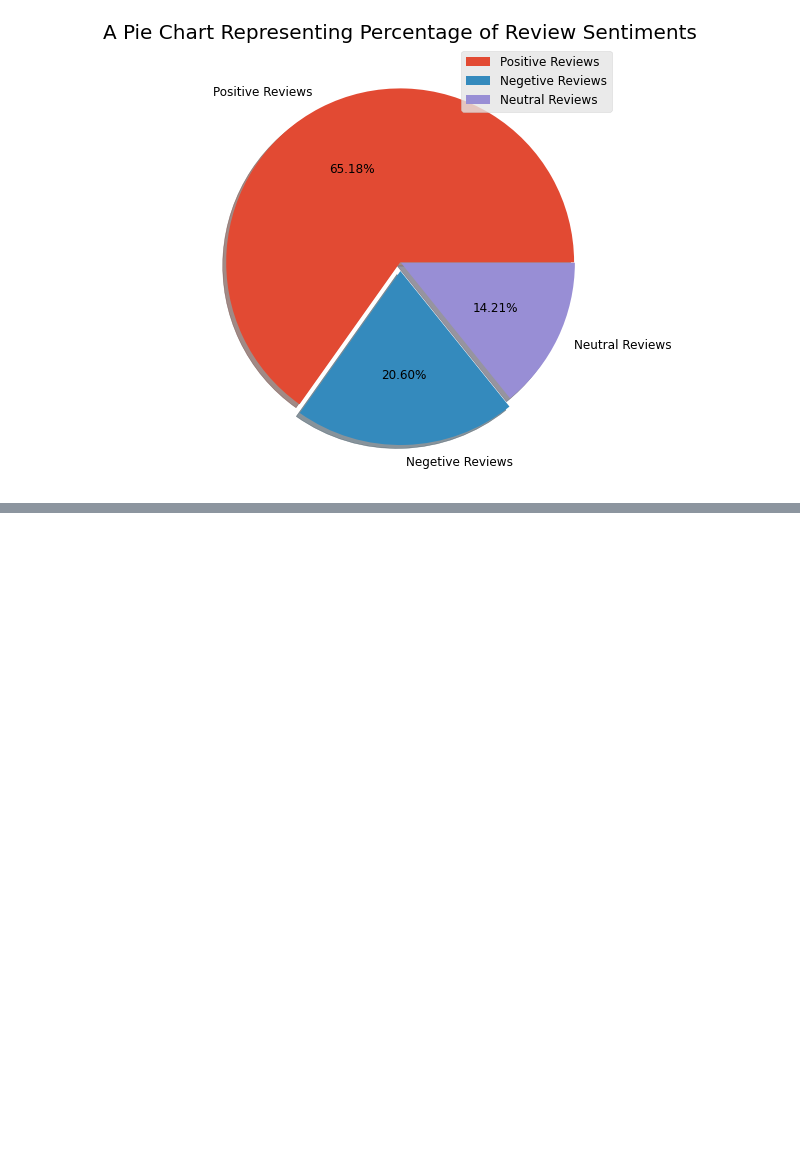
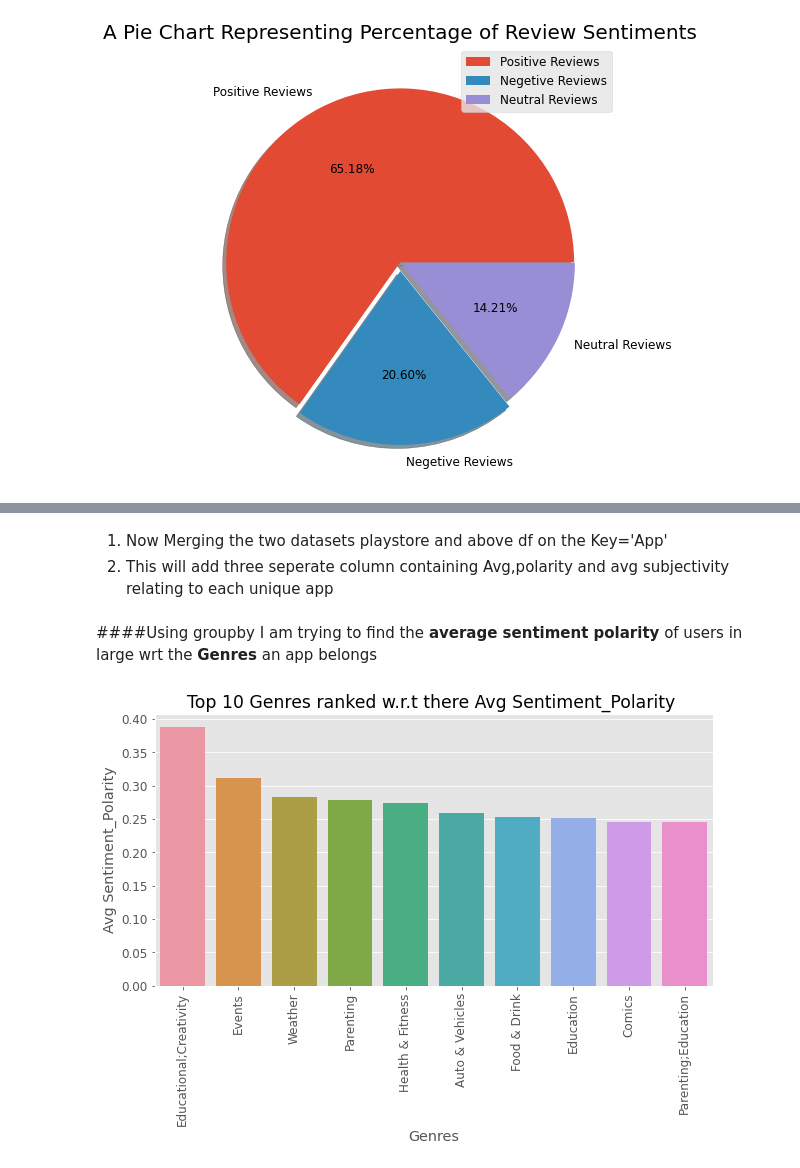
Before and after one commit to shirsh12/-ABTN0105-Play-Store-App-Review-Analysis---Capstone-Project, a Jupyter notebook: Shirsh_Verma_[ABTN0105]Play_Store_App_Review_Analysis_Capstone_Project.ipynb, the cells around one changed output, grey strips where cells are left out. Drawn from its saved outputs; the diff is of its cells as text; code cells hidden in the pictures; blank space fills up the shorter version.

```diff
--- a/Shirsh_Verma_[ABTN0105]Play_Store_App_Review_Analysis_Capstone_Project.ipynb
+++ b/Shirsh_Verma_[ABTN0105]Play_Store_App_Review_Analysis_Capstone_Project.ipynb
@@ -1215,0 +1236,23 @@ usrev_df['Translated_Review'].value_counts().reset_index().sort_values('Translat
+# %%
+Avg_sentiments=usrev_df.groupby('App')[['Sentiment_Polarity','Sentiment_Subjectivity']].mean().reset_index().rename(columns={'Sentiment_Polarity':'Avg Sentiment_Polarity','Sentiment_Subjectivity':'Avg Sentiment_Subjectivity'})
+# %% [markdown]
+
+
+1.   Now Merging the two datasets playstore and above df on the Key='App'
+2.   This will add three seperate column containing Avg,polarity and avg subjectivity relating to each unique app
+# %%
+merged_df = google_playstore_df.merge(Avg_sentiments, on='App')
+# %%
+merged_df.sort_values('Avg Sentiment_Polarity',ascending=False,inplace=True) #merged df
+# %% [markdown]
+####Using groupby I am trying to find the **average sentiment polarity** of users in large wrt the **Genres** an app belongs
+# %%
+genres_polarity=merged_df.groupby('Genres')[['Avg Sentiment_Polarity','Price']].mean().reset_index().sort_values('Avg Sentiment_Polarity',ascending=False)
+# %%
+plt.figure(figsize=(10,5))
+plt.xticks(rotation=90)
+plt.title('Top 10 Genres ranked w.r.t there Avg Sentiment_Polarity ')
+sns.barplot(genres_polarity['Genres'].head(10),genres_polarity['Avg Sentiment_Polarity'].head(10))
+plt.show()
+# %% [output]
+[figure, added]
```
Also changed, not shown: parts of 44 cells of this notebook.
